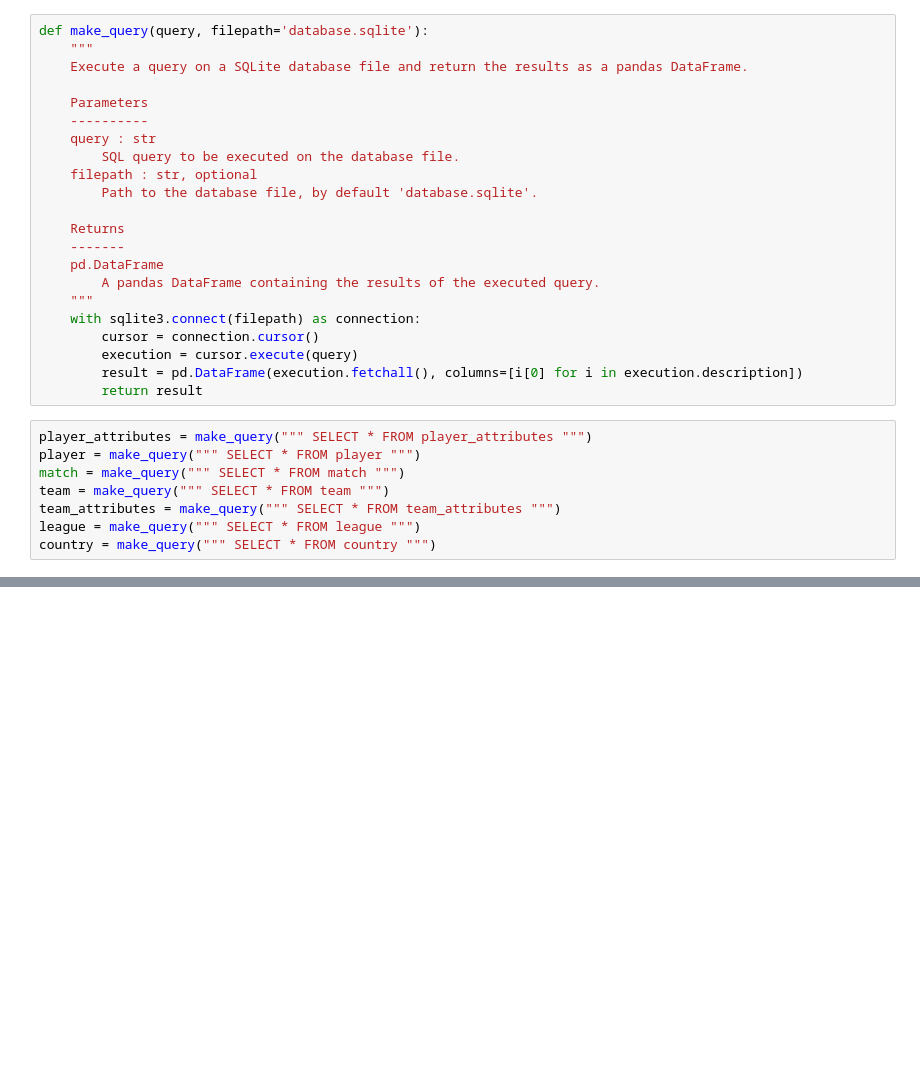
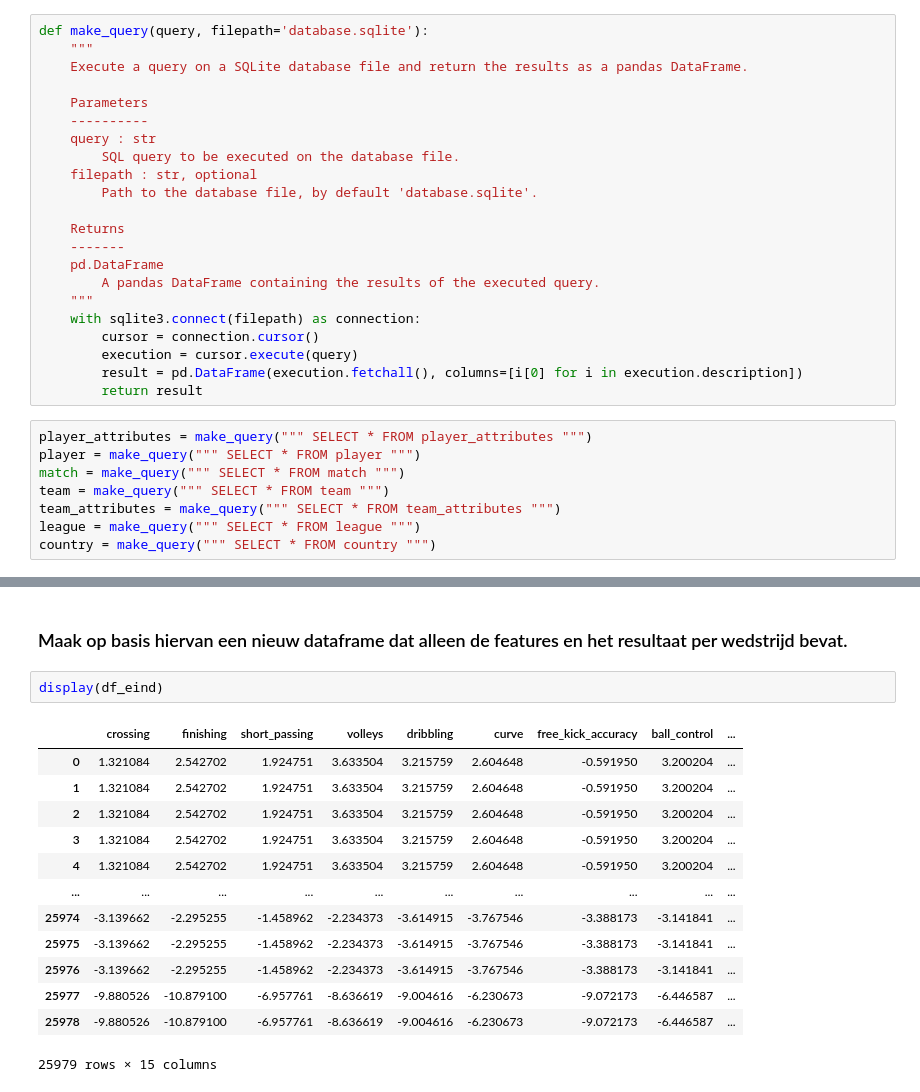
Before and after one commit to NimaGhafar/Datafrituurpan, a Jupyter notebook: Sprint_5.ipynb, the cells around one changed output, grey strips where cells are left out. Cells and saved outputs as stored; diff of their text form; blank space fills up the shorter version.

```diff
--- a/Sprint_5.ipynb
+++ b/Sprint_5.ipynb
@@ -88,0 +191,18 @@ match
+# %% [markdown]
+### Maak op basis hiervan een nieuw dataframe dat alleen de features en het resultaat per wedstrijd bevat.
+# %%
+display(df_eind)
+# %% [output]
+|  | crossing | finishing | short_passing | volleys | dribbling | curve | free_kick_accuracy | ball_control | ... |
+| 0 | 1.321084 | 2.542702 | 1.924751 | 3.633504 | 3.215759 | 2.604648 | -0.591950 | 3.200204 | ... |
+| 1 | 1.321084 | 2.542702 | 1.924751 | 3.633504 | 3.215759 | 2.604648 | -0.591950 | 3.200204 | ... |
+| 2 | 1.321084 | 2.542702 | 1.924751 | 3.633504 | 3.215759 | 2.604648 | -0.591950 | 3.200204 | ... |
+| 3 | 1.321084 | 2.542702 | 1.924751 | 3.633504 | 3.215759 | 2.604648 | -0.591950 | 3.200204 | ... |
+| 4 | 1.321084 | 2.542702 | 1.924751 | 3.633504 | 3.215759 | 2.604648 | -0.591950 | 3.200204 | ... |
+| ... | ... | ... | ... | ... | ... | ... | ... | ... | ... |
+| 25974 | -3.139662 | -2.295255 | -1.458962 | -2.234373 | -3.614915 | -3.767546 | -3.388173 | -3.141841 | ... |
+| 25975 | -3.139662 | -2.295255 | -1.458962 | -2.234373 | -3.614915 | -3.767546 | -3.388173 | -3.141841 | ... |
+| 25976 | -3.139662 | -2.295255 | -1.458962 | -2.234373 | -3.614915 | -3.767546 | -3.388173 | -3.141841 | ... |
+| 25977 | -9.880526 | -10.879100 | -6.957761 | -8.636619 | -9.004616 | -6.230673 | -9.072173 | -6.446587 | ... |
+| 25978 | -9.880526 | -10.879100 | -6.957761 | -8.636619 | -9.004616 | -6.230673 | -9.072173 | -6.446587 | ... |
+25979 rows × 15 columns
```
Also changed, not shown: parts of 20 cells of this notebook.
